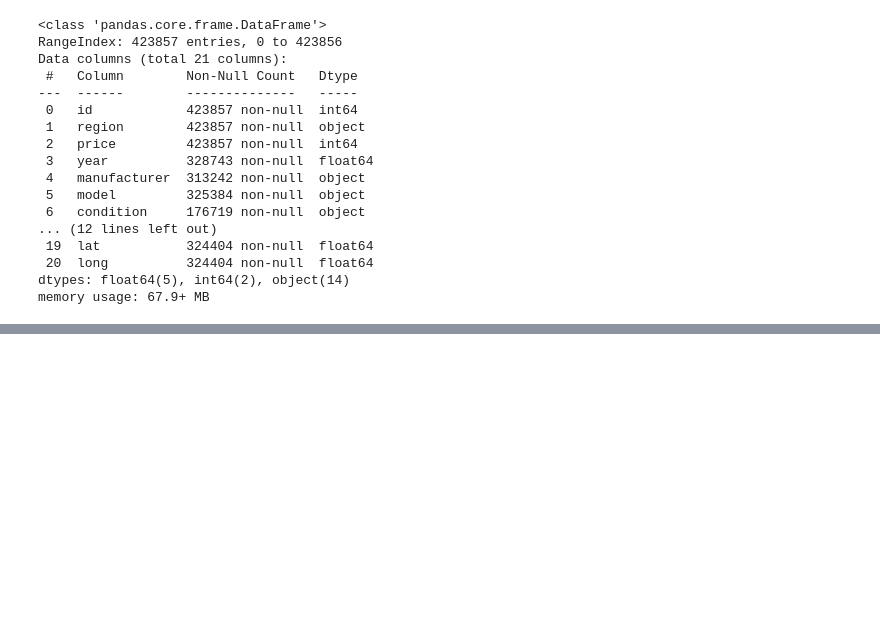
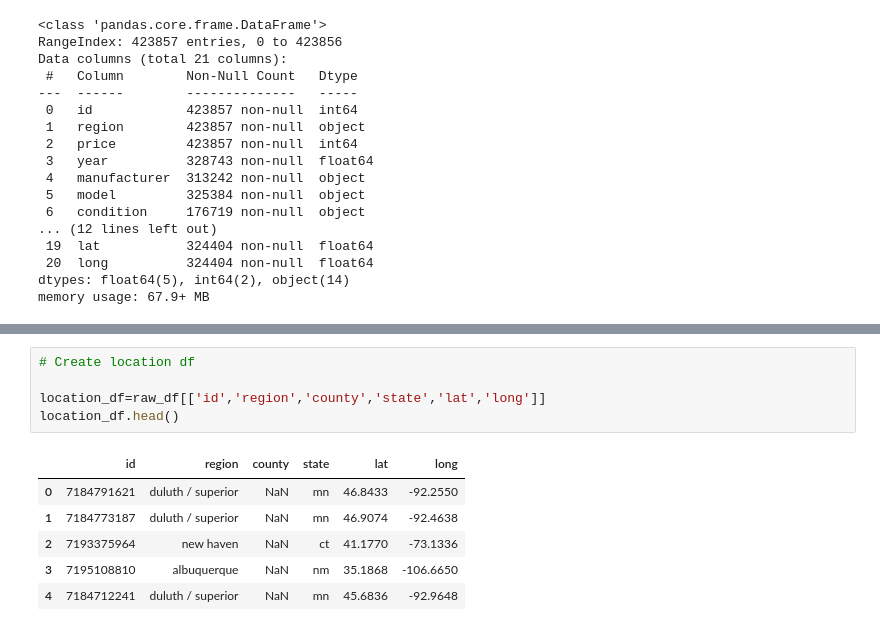
Before and after one commit to sathvikaithala/Craigslist-ETL, a Jupyter notebook: craigslist-etl.ipynb, the cells around one changed output, grey strips where cells are left out. Cells and saved outputs as stored; diff of their text form; blank space fills up the shorter version.

```diff
--- a/craigslist-etl.ipynb
+++ b/craigslist-etl.ipynb
@@ -120,0 +139,12 @@ Name: id, dtype: int64
+# %%
+# Create location df
+
+location_df=raw_df[['id','region','county','state','lat','long']]
+location_df.head()
+# %% [output]
+|  | id | region | county | state | lat | long |
+| 0 | 7184791621 | duluth / superior | NaN | mn | 46.8433 | -92.2550 |
+| 1 | 7184773187 | duluth / superior | NaN | mn | 46.9074 | -92.4638 |
+| 2 | 7193375964 | new haven | NaN | ct | 41.1770 | -73.1336 |
+| 3 | 7195108810 | albuquerque | NaN | nm | 35.1868 | -106.6650 |
+| 4 | 7184712241 | duluth / superior | NaN | mn | 45.6836 | -92.9648 |
```
Also changed, not shown: parts of 7 cells of this notebook.
